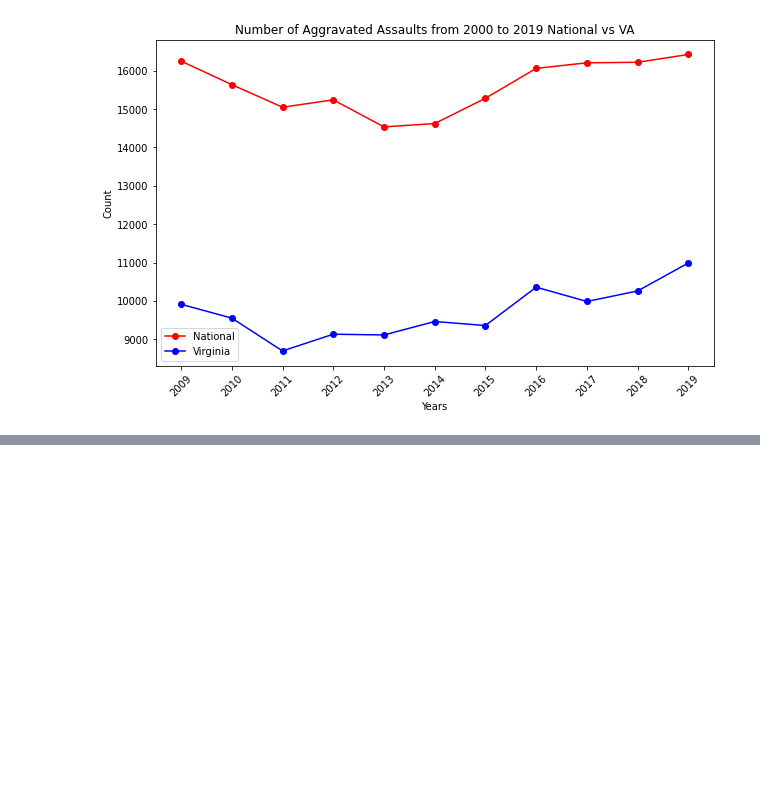
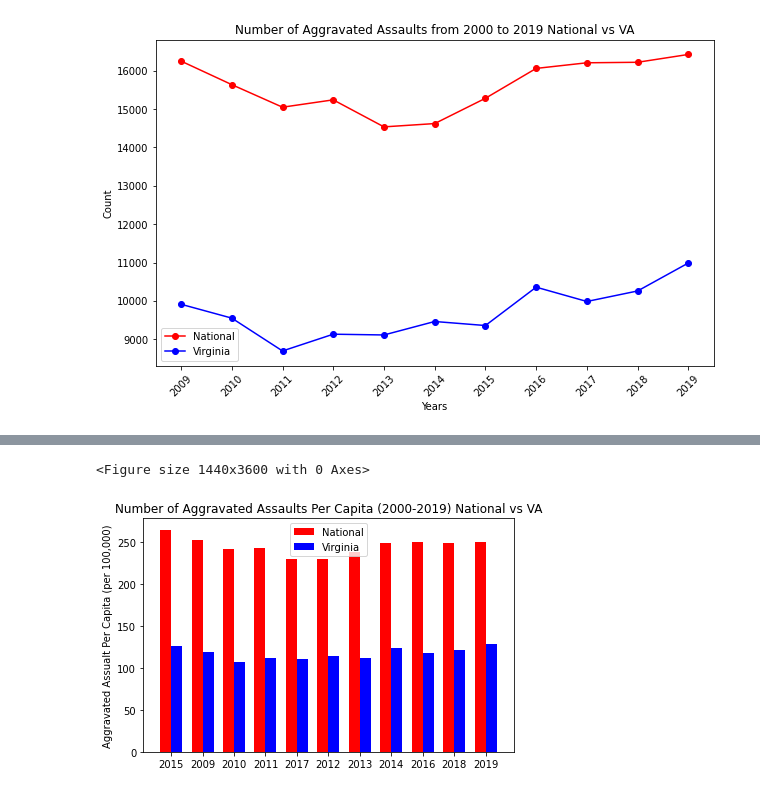
Before and after one commit to xb12mel/Project_1_FBI_Data, a Jupyter notebook: FBISummaryDataVisual.ipynb, the cells around one changed output, grey strips where cells are left out. Saved outputs shown, nothing was run; the diff lists cells and outputs as text; code cells hidden in the pictures; blank space fills up the shorter version.

```diff
--- a/FBISummaryDataVisual.ipynb
+++ b/FBISummaryDataVisual.ipynb
@@ -412 +347,23 @@ plt.show()
+# %%
+# GRAPHING PER CAPITA DATA (AGGRAVATED ASSAULT)
+plt.figure(figsize=(20,50))
+x = np.arange(len(nat_year))
+width = 0.35
+fig, ax = plt.subplots()
+rects1 = ax.bar(x - width/2, nat_per_capita, width, color="red", label="National")
+rects2 = ax.bar(x + width/2, va_per_capita, width, color="blue", label="Virginia")
+
+ax.set_ylabel("Years")
+ax.set_ylabel("Aggravated Assualt Per Capita (per 100,000)")
+ax.set_title("Number of Aggravated Assaults Per Capita (2000-2019) National vs VA")
+ax.set_xticks(x)
+ax.set_xticklabels(nat_year)
+ax.legend(loc="best")
+
+fig.tight_layout()
+plt.savefig("OutputData/BarAggravatedAssualtCapita.png")
+plt.show()
+# %% [output]
+<Figure size 1440x3600 with 0 Axes>
+[figure, added]
 # %%
```
Also changed, not shown: parts of 28 cells of this notebook, 13 other files.
